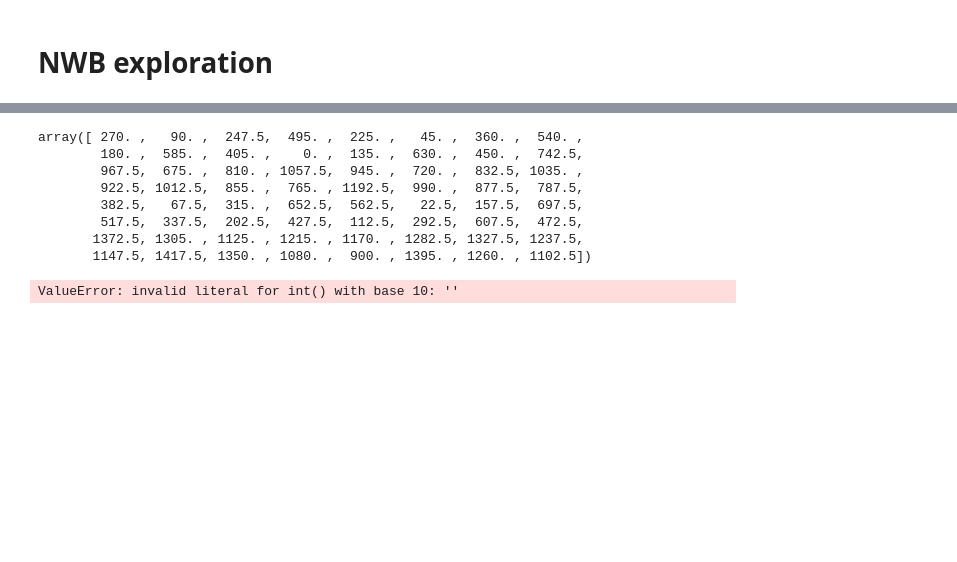
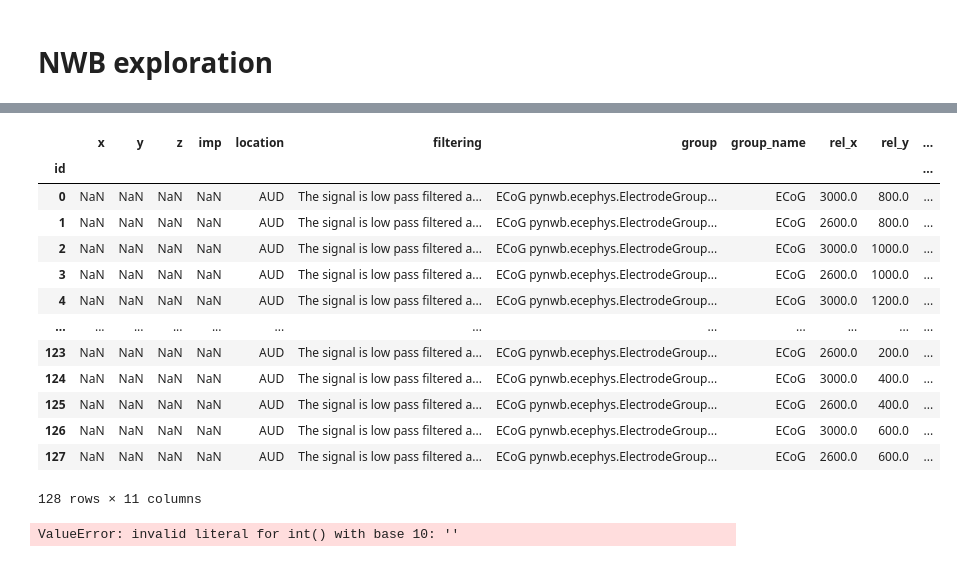
Before and after one commit to jthermiz/laminar_uecog_viz, a Jupyter notebook: notebooks/NWB_Exploration.ipynb, the cells around one changed output, grey strips where cells are left out. Drawn from its saved outputs; the diff is of its cells as text; code cells hidden in the pictures; blank space fills up the shorter version.

```diff
--- a/notebooks/NWB_Exploration.ipynb
+++ b/notebooks/NWB_Exploration.ipynb
@@ -54,14 +146,20 @@ array([False, False, False, False, False, False, False, False, False,
 # %%
-nwbfile_in.electrodes.z.data[device_idx]
+nwbfile_in.electrodes.to_dataframe()
 # %% [output]
+|  | x | y | z | imp | location | filtering | group | group_name | rel_x | rel_y | ... |
+| id |  |  |  |  |  |  |  |  |  |  | ... |
+| 0 | NaN | NaN | NaN | NaN | AUD | The signal is low pass filtered a... | ECoG pynwb.ecephys.ElectrodeGroup... | ECoG | 3000.0 | 800.0 | ... |
+| 1 | NaN | NaN | NaN | NaN | AUD | The signal is low pass filtered a... | ECoG pynwb.ecephys.ElectrodeGroup... | ECoG | 2600.0 | 800.0 | ... |
+| 2 | NaN | NaN | NaN | NaN | AUD | The signal is low pass filtered a... | ECoG pynwb.ecephys.ElectrodeGroup... | ECoG | 3000.0 | 1000.0 | ... |
+| 3 | NaN | NaN | NaN | NaN | AUD | The signal is low pass filtered a... | ECoG pynwb.ecephys.ElectrodeGroup... | ECoG | 2600.0 | 1000.0 | ... |
+| 4 | NaN | NaN | NaN | NaN | AUD | The signal is low pass filtered a... | ECoG pynwb.ecephys.ElectrodeGroup... | ECoG | 3000.0 | 1200.0 | ... |
+| ... | ... | ... | ... | ... | ... | ... | ... | ... | ... | ... | ... |
+| 123 | NaN | NaN | NaN | NaN | AUD | The signal is low pass filtered a... | ECoG pynwb.ecephys.ElectrodeGroup... | ECoG | 2600.0 | 200.0 | ... |
+| 124 | NaN | NaN | NaN | NaN | AUD | The signal is low pass filtered a... | ECoG pynwb.ecephys.ElectrodeGroup... | ECoG | 3000.0 | 400.0 | ... |
+| 125 | NaN | NaN | NaN | NaN | AUD | The signal is low pass filtered a... | ECoG pynwb.ecephys.ElectrodeGroup... | ECoG | 2600.0 | 400.0 | ... |
+| 126 | NaN | NaN | NaN | NaN | AUD | The signal is low pass filtered a... | ECoG pynwb.ecephys.ElectrodeGroup... | ECoG | 3000.0 | 600.0 | ... |
+| 127 | NaN | NaN | NaN | NaN | AUD | The signal is low pass filtered a... | ECoG pynwb.ecephys.ElectrodeGroup... | ECoG | 2600.0 | 600.0 | ... |
-array([ 270. ,   90. ,  247.5,  495. ,  225. ,   45. ,  360. ,  540. ,
-        180. ,  585. ,  405. ,    0. ,  135. ,  630. ,  450. ,  742.5,
-        967.5,  675. ,  810. , 1057.5,  945. ,  720. ,  832.5, 1035. ,
-        922.5, 1012.5,  855. ,  765. , 1192.5,  990. ,  877.5,  787.5,
-        382.5,   67.5,  315. ,  652.5,  562.5,   22.5,  157.5,  697.5,
-        517.5,  337.5,  202.5,  427.5,  112.5,  292.5,  607.5,  472.5,
-       1372.5, 1305. , 1125. , 1215. , 1170. , 1282.5, 1327.5, 1237.5,
-       1147.5, 1417.5, 1350. , 1080. ,  900. , 1395. , 1260. , 1102.5])
+128 rows × 11 columns
 # %%
 ch_ids = np.array([int(ch) for ch in nwbfile_in.electrodes.location.data[device_idx]])
 # %% [output]
```
Also changed, not shown: parts of 14 cells of this notebook, 43 other files.
